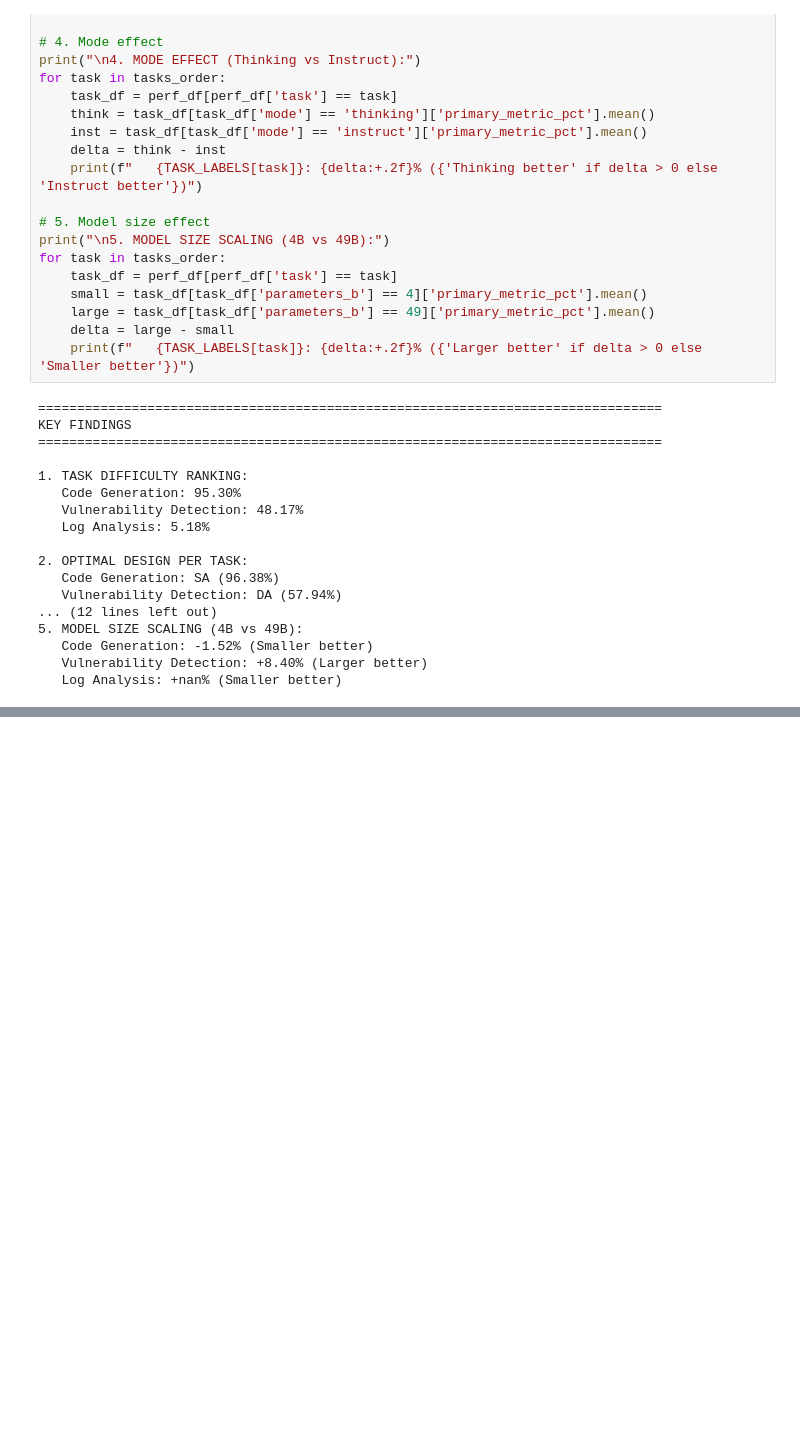
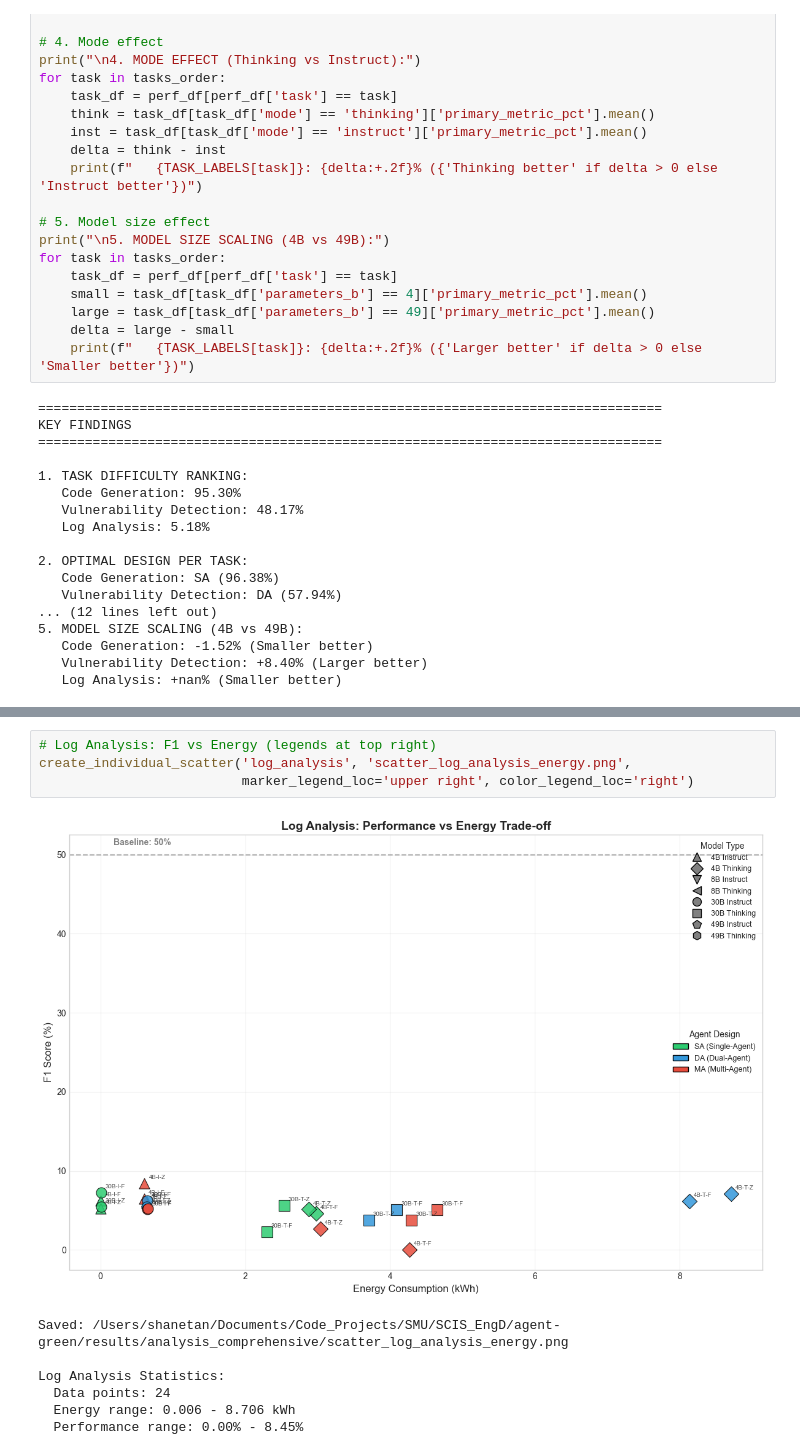
Before and after one commit to unused1/agent-green, a Jupyter notebook: notebooks/comprehensive_performance_analysis.ipynb, the cells around one changed output, grey strips where cells are left out. Cells and saved outputs as stored; diff of their text form; blank space fills up the shorter version.

```diff
--- a/notebooks/comprehensive_performance_analysis.ipynb
+++ b/notebooks/comprehensive_performance_analysis.ipynb
@@ -719,0 +1025,12 @@ KEY FINDINGS
+# %%
+# Log Analysis: F1 vs Energy (legends at top right)
+create_individual_scatter('log_analysis', 'scatter_log_analysis_energy.png',
+                          marker_legend_loc='upper right', color_legend_loc='right')
+# %% [output]
+[figure, added]
+Saved: /Users/shanetan/Documents/Code_Projects/SMU/SCIS_EngD/agent-green/results/analysis_comprehensive/scatter_log_analysis_energy.png
+
+Log Analysis Statistics:
+  Data points: 24
+  Energy range: 0.006 - 8.706 kWh
+  Performance range: 0.00% - 8.45%
```
Also changed, not shown: parts of 10 cells of this notebook, 35 other files.
